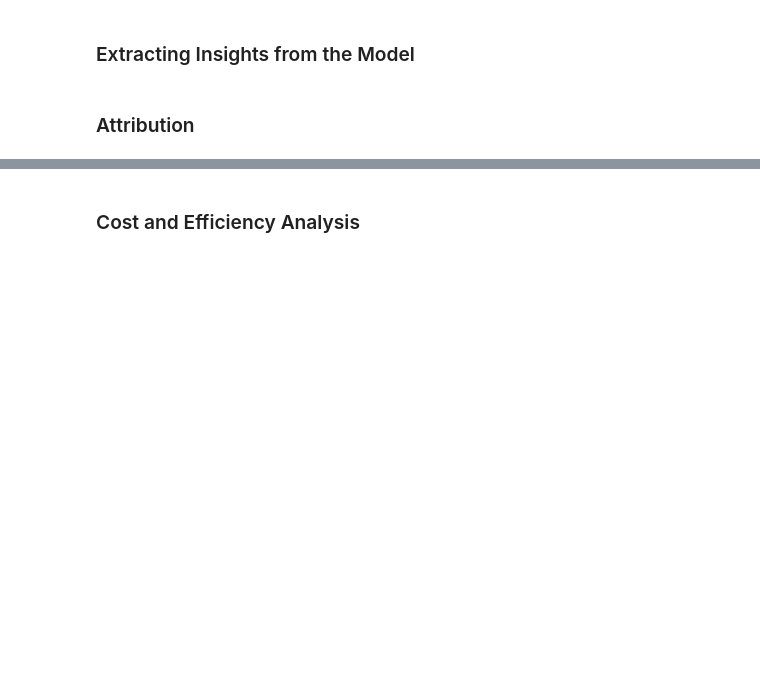
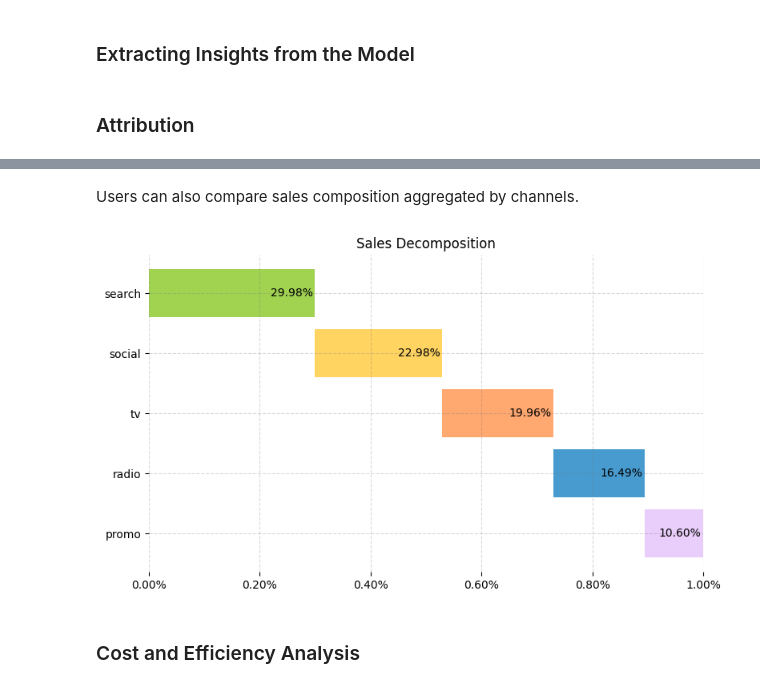
Before and after one commit to edwinnglabs/karpiu, a Jupyter notebook: docs/examples/quickstart.ipynb, the cells around one changed output, grey strips where cells are left out. Cells and saved outputs as stored; diff of their text form; code cells hidden in the pictures; blank space fills up the shorter version.

```diff
--- a/docs/examples/quickstart.ipynb
+++ b/docs/examples/quickstart.ipynb
@@ -143,3 +156,19 @@ fig.tight_layout();
+# %% [markdown]
+Users can also compare sales composition aggregated by channels.
+# %%
+ax = plot_attribution_waterfall(
+    model=mmm,
+    attr_df=spend_attr_df,
+    figsize=(8, 4.5),
+    include_organic=False,
+    colors=ColorConstants.RAINBOW_SIX,
+    show=False,
+)
+ax.set_title("Sales Decomposition", fontdict={"fontsize": 12})
+fig = ax.figure
+fig
+# %% [output]
+[figure, added]
 # %% [markdown]
 ### Cost and Efficiency Analysis
 # %%
```
Also changed, not shown: parts of 13 cells of this notebook, 3 other files.
